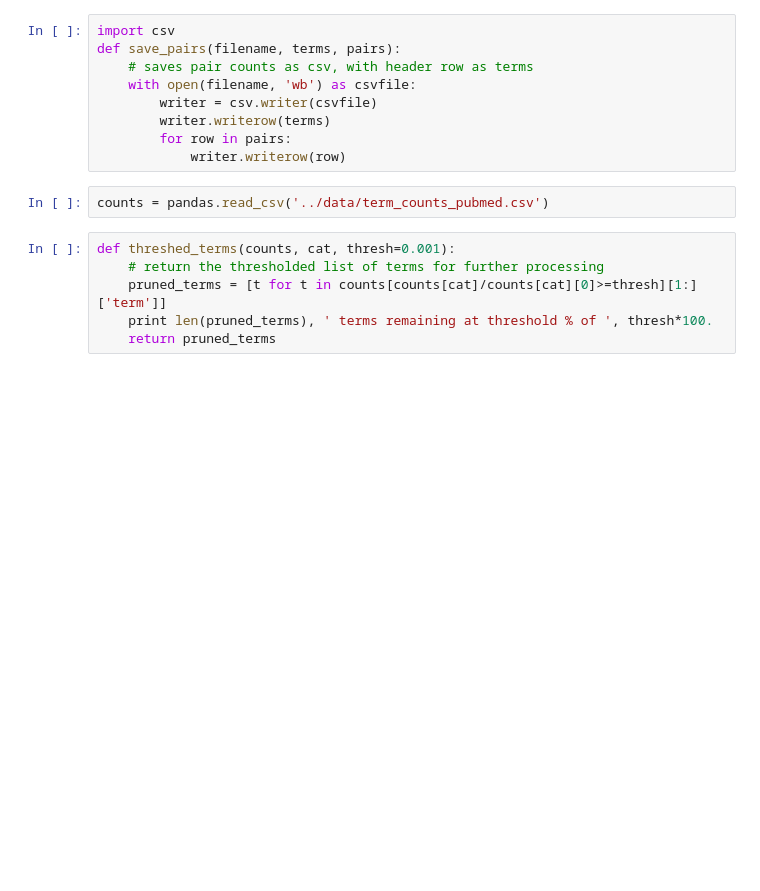
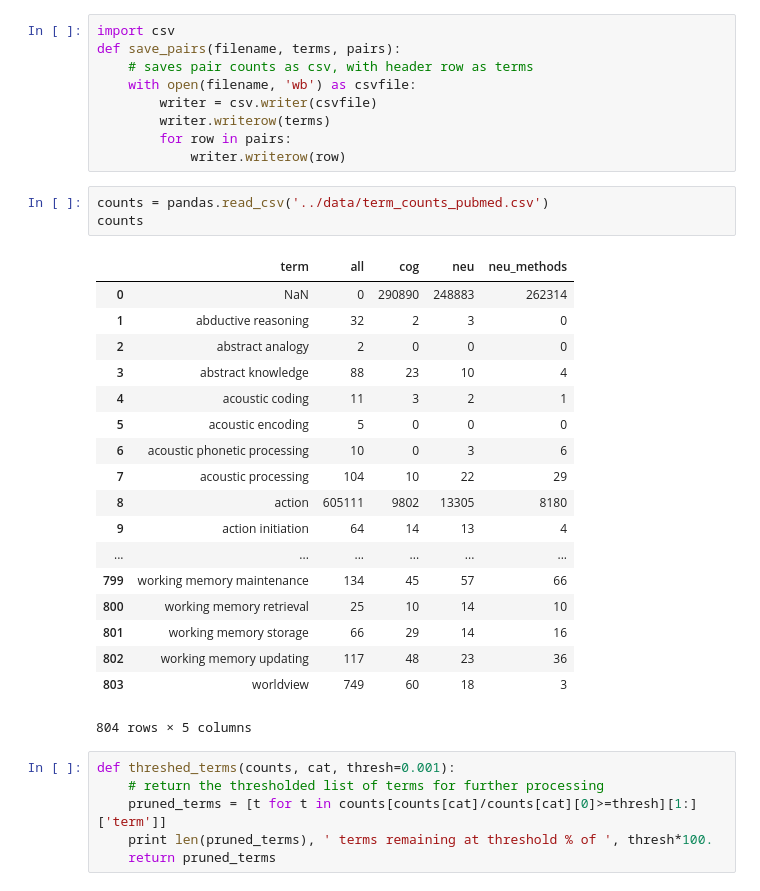
Before and after one commit to voytekresearch/IdentityCrisis, a Jupyter notebook: scrape/scrape_pubmed_pairs.ipynb, the cells around one changed output. Saved outputs shown, nothing was run; the diff lists cells and outputs as text; blank space fills up the shorter version.

```diff
--- a/scrape/scrape_pubmed_pairs.ipynb
+++ b/scrape/scrape_pubmed_pairs.ipynb
@@ -17,6 +17,26 @@ def save_pairs(filename, terms, pairs):
             writer.writerow(row)
 # %%
 counts = pandas.read_csv('../data/term_counts_pubmed.csv')
+counts
+# %% [output]
+|  | term | all | cog | neu | neu_methods |
+| 0 | NaN | 0 | 290890 | 248883 | 262314 |
+| 1 | abductive reasoning | 32 | 2 | 3 | 0 |
+| 2 | abstract analogy | 2 | 0 | 0 | 0 |
+| 3 | abstract knowledge | 88 | 23 | 10 | 4 |
+| 4 | acoustic coding | 11 | 3 | 2 | 1 |
+| 5 | acoustic encoding | 5 | 0 | 0 | 0 |
+| 6 | acoustic phonetic processing | 10 | 0 | 3 | 6 |
+| 7 | acoustic processing | 104 | 10 | 22 | 29 |
+| 8 | action | 605111 | 9802 | 13305 | 8180 |
+| 9 | action initiation | 64 | 14 | 13 | 4 |
+| ... | ... | ... | ... | ... | ... |
+| 799 | working memory maintenance | 134 | 45 | 57 | 66 |
+| 800 | working memory retrieval | 25 | 10 | 14 | 10 |
+| 801 | working memory storage | 66 | 29 | 14 | 16 |
+| 802 | working memory updating | 117 | 48 | 23 | 36 |
+| 803 | worldview | 749 | 60 | 18 | 3 |
+804 rows × 5 columns
 # %%
 def threshed_terms(counts, cat, thresh=0.001):
     # return the thresholded list of terms for further processing
```
Also changed, not shown: parts of 4 cells of this notebook, 11 other files.
